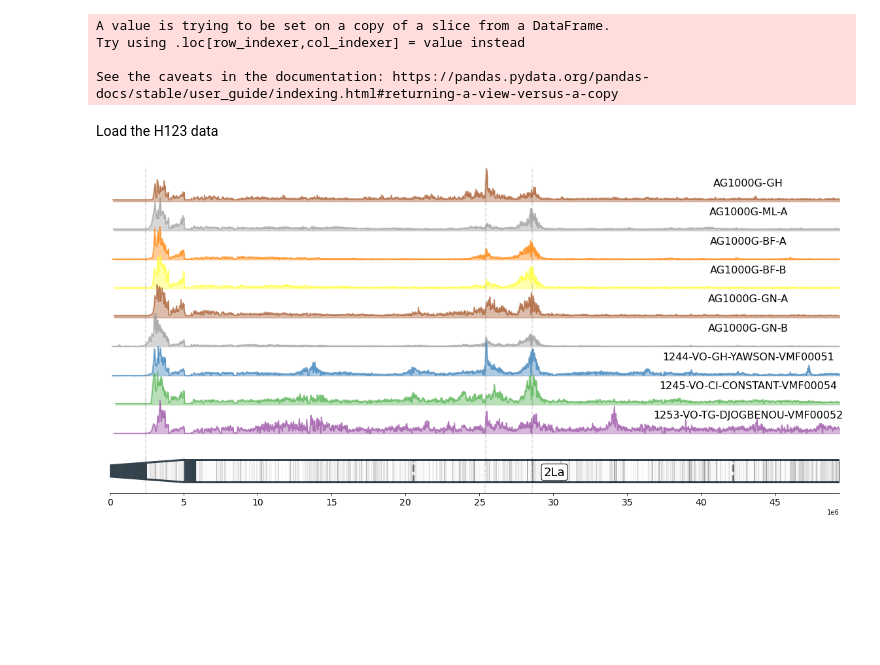
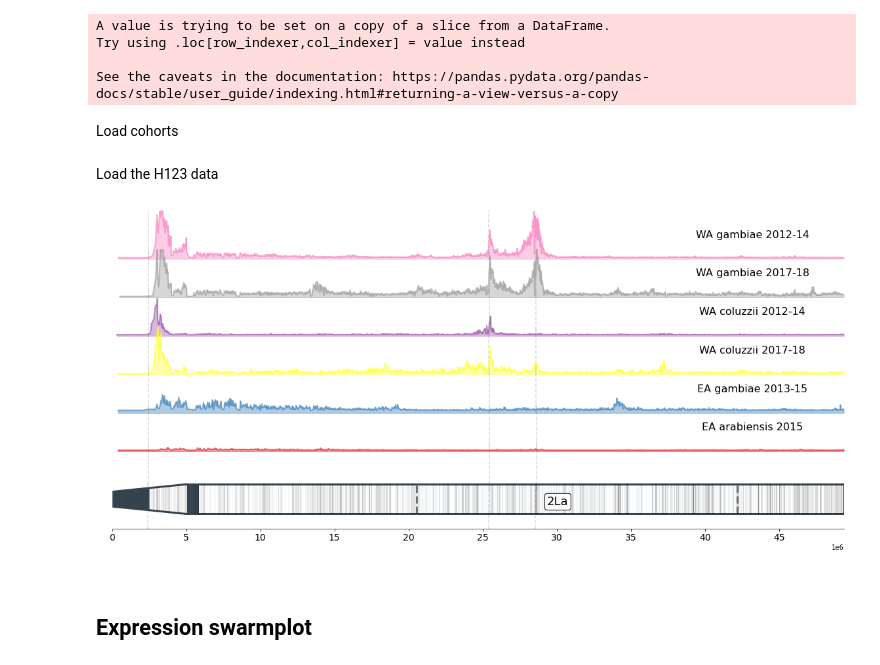
Before and after one commit to sanjaynagi/locusPocus, a Jupyter notebook: workflow/notebooks/Figure1 - GWSS, diagram, expression.ipynb, the cells around one changed output. Saved outputs shown, nothing was run; the diff lists cells and outputs as text; code cells hidden in the pictures; blank space fills up the shorter version.

Commit message:
loads of notebook updates

```diff
--- a/workflow/notebooks/Figure1 - GWSS, diagram, expression.ipynb
+++ b/workflow/notebooks/Figure1 - GWSS, diagram, expression.ipynb
@@ -38,0 +38,2 @@ cohorts = [
+# %%
+ag3 = malariagen_data.Ag3(pre=True)
@@ -143,30 +121,39 @@ h_2l = np.array([[0, 2487770], [5042389, 5788875]])
 maxbp = contigs.query("contig == '2L'")['end'].to_numpy()[0]
 maxbp2r = contigs.query("contig == '2R'")['end'].to_numpy()[0]
 
-gff3 = allel.gff3_to_dataframe("/home/sanj/projects/IR/rna-seq-busia/resources/reference/Anopheles-gambiae-PEST_BASEFEATURES_AgamP4.12.gff3", attributes=['ID'])
-gff = gff3.query("type == 'gene' & seqid == '2L'")
+gff3 = ag3.geneset()
+gff = gff3.query("type == 'gene' & contig == '2L'")
 gff['midpoint'] = (gff3['end'] + gff3['start']) / 2
 # %% [output]
 A value is trying to be set on a copy of a slice from a DataFrame.
 Try using .loc[row_indexer,col_indexer] = value instead
 
 See the caveats in the documentation: https://pandas.pydata.org/pandas-docs/stable/user_guide/indexing.html#returning-a-view-versus-a-copy
+# %% [markdown]
+Load cohorts
 # %%
-cohorts = np.array(cohorts)
+sample_queries = {'WA_gambiae_2012-14': 'country in ["Ghana", "Burkina Faso", "Mali", "Guinea", "Togo", "Benin", "Cote d\'Ivoire"] & year in [2012, 2013, 2014] & taxon == "gambiae"',
+                 'WA_gambiae_2017-18':  'country in ["Ghana", "Burkina Faso", "Mali", "Guinea", "Togo", "Benin", "Cote d\'Ivoire"] & year in [2017, 2018] & taxon == "gambiae"',
+                 'WA_coluzzii_2012-14': 'country in ["Ghana", "Burkina Faso", "Mali", "Guinea", "Togo", "Benin", "Cote d\'Ivoire"] & year in [2012, 2013, 2014] & taxon == "coluzzii"',
+                 'WA_coluzzii_2017-18': 'country in ["Ghana", "Burkina Faso", "Mali", "Guinea", "Togo", "Benin", "Cote d\'Ivoire"] & year in [2017, 2018] & taxon == "coluzzii"',
+                 'EA_gambiae_2013-15':  'country in "Tanzania" & taxon == "gambiae"',
+                 'EA_arabiensis_2015': 'country == "Tanzania" & year == 2015 & taxon == "arabiensis"'}
+
+cohorts = list(sample_queries.keys())
 # %% [markdown]
 Load the H123 data
 # %%
 midp_dict = {}
 h123_dict = {}
 
-for cohort in cohorts[cohorts != '1237-VO-BJ-DJOGBENOU-VMF00050']:
+for cohort in cohorts:
     df  = pd.read_csv(f"../../results/{cohort}.h123.tsv", sep="\t", index_col=0).T
     h123_dict[cohort] = df.iloc[:,0]
     midp_dict[cohort] = df.iloc[:,1]
 
 colours = probe.get_colour_dict(cohorts)
 # %%
-fig, ax = plt.subplots(len(cohorts)+2, 1, figsize=[20,10])
+fig, ax = plt.subplots(len(cohorts)+3, 1, figsize=[20,10])
 
 for axes in ax:
     axes.set_facecolor('white')
@@ -178,18 +165,20 @@ for axes in ax:
     axes.tick_params(axis='x', which='both', bottom=False, labelbottom=False)
     axes.set(ylabel=" ")
 
-for idx, cohort in enumerate(cohorts[cohorts != '1237-VO-BJ-DJOGBENOU-VMF00050']):
+for idx, cohort in enumerate(cohorts):
     # Plot lineplot and fill underneath with alpha
     sns.lineplot(ax=ax[idx],x=midp_dict[cohort], y=h123_dict[cohort], linewidth=2, color=colours[cohort], alpha=0.6)
     ax[idx].fill_between(midp_dict[cohort], h123_dict[cohort] , color=colours[cohort], alpha=0.4)
 
     ax[idx].set_xlim(0, max(midp_dict[cohort]))
+    ax[idx].set_ylim(0, 0.3) #max(h123_dict[cohort]))
     sns.despine(ax=ax[idx], left=True, bottom=True)
     ax[idx].set_yticks([], [])
 
     ax2 = ax[idx].twinx()  # instantiate a second axes that shares the same x-axis
-    ax2.set_ylabel(cohort, labelpad=-125, rotation=0, fontsize=16)
-    ax2.yaxis.set_label_coords(0.875, 0.7)
+    cohort_name = cohort.replace("_", " ")
+    ax2.set_ylabel(cohort_name, labelpad=-125, rotation=0, fontsize=16)
+    ax2.yaxis.set_label_coords(0.875, 0.6)
     ax2.tick_params(axis='y', which='both', right=False, left=False, labelleft=False, labelright=False)
     sns.despine(ax=ax2, left=True, bottom=True)
 
@@ -197,7 +186,7 @@ for idx, cohort in enumerate(cohorts[cohorts != '1237-VO-BJ-DJOGBENOU-VMF00050']
 
 
 ### Do chrom plot
-gidx = len(cohorts)
+gidx = len(cohorts) + 1
 sns.lineplot(ax=ax[gidx-1],x=midp_dict[cohort], y=h123_dict[cohort], color='w', alpha=0)
 sns.despine(ax=ax[gidx-1], bottom=True, left=True)
 ax[gidx-1].set_xlim(0, midp_dict[cohort].max())
@@ -225,32 +214,34 @@ t3 = plt.Polygon([[h_2l[1][0],4], [h_2l[1][0], 6],
                     [h_2l[1][1],6], [h_2l[1][1], 4]], color='#36454F')
 ax[gidx].add_patch(t3)
 
 ax[gidx].tick_params(axis='x', which='both', bottom=True, labelbottom=True)
 xtick = np.arange(0, maxbp, 5000000)
 ax[gidx].set_xticks(xtick)
 ax[gidx].xaxis.set_tick_params(labelsize=14)
 ax[gidx].ticklabel_format(style='sci',scilimits=(6,6),axis='x')
 
 
 x = [0, 5_000_000]
 lowers = [4.5, 4]
 uppers = [5.5, 6]
 
 for _, row in gff.iterrows():
     pos = row['midpoint']
     lower = np.interp(pos, x, lowers)
     upper = np.interp(pos, x, uppers)
             # start vertical line
     l = matplotlib.lines.Line2D([pos, pos], [lower, upper], color="k", linewidth=1, alpha=0.03)   #line
     ax[gidx].add_line(l)
 
 
 for axes in ax[:-1]:
     axes.axvline(2_422_652, linestyle='--', clip_on=False, alpha=0.3, color="grey", zorder=0)
     axes.axvline(25_400_000, linestyle='--', clip_on=False, alpha=0.3, color="grey", zorder=0)
     axes.axvline(28_547_000, linestyle='--', clip_on=False, alpha=0.3, color="grey", zorder=0)
 
 plt.savefig("../../figures/upperEvidence.png", dpi=300)
 # %% [output]
-[figure, old version]
+[figure, new version]
+# %% [markdown]
+## Expression swarmplot
 # %%
```
Also changed, not shown: parts of 20 cells of this notebook, 16 other files.
